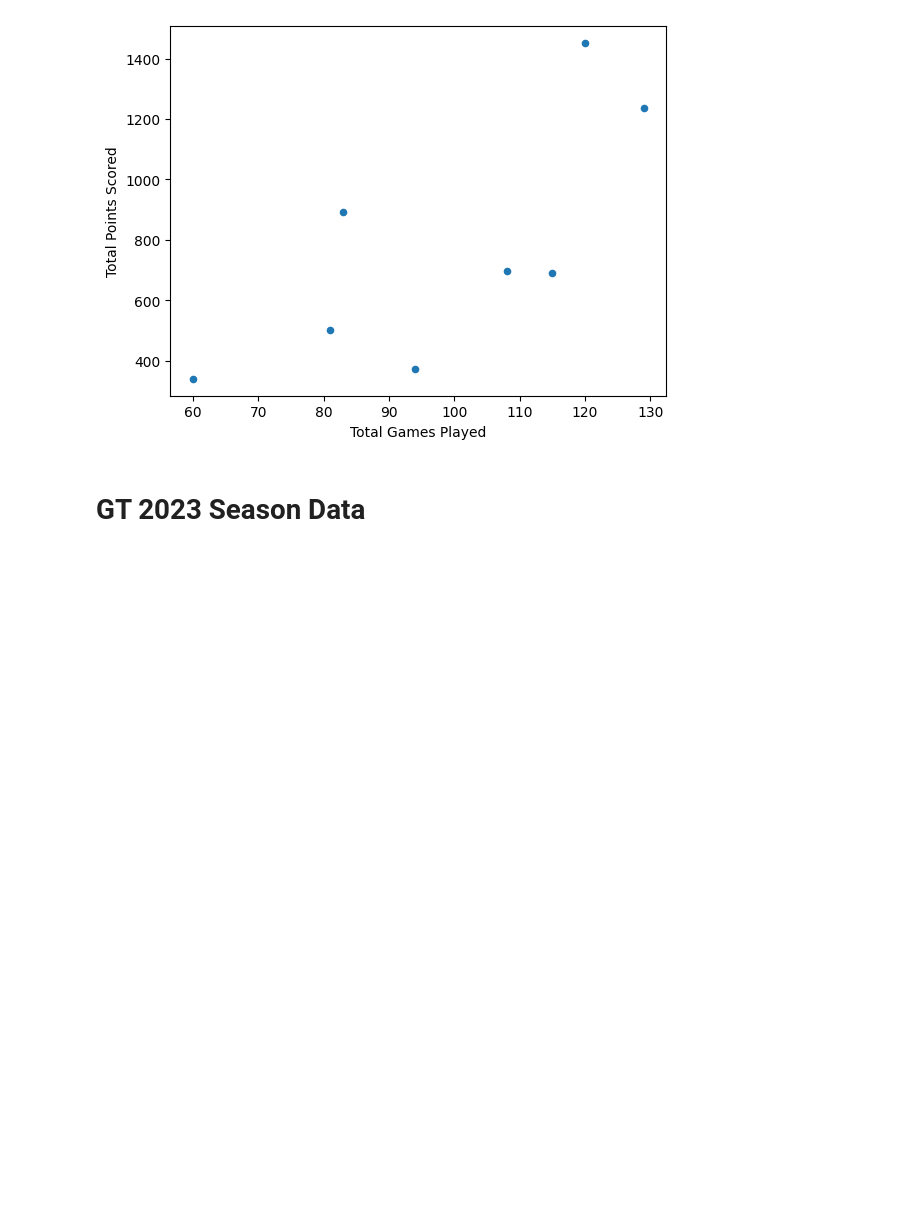
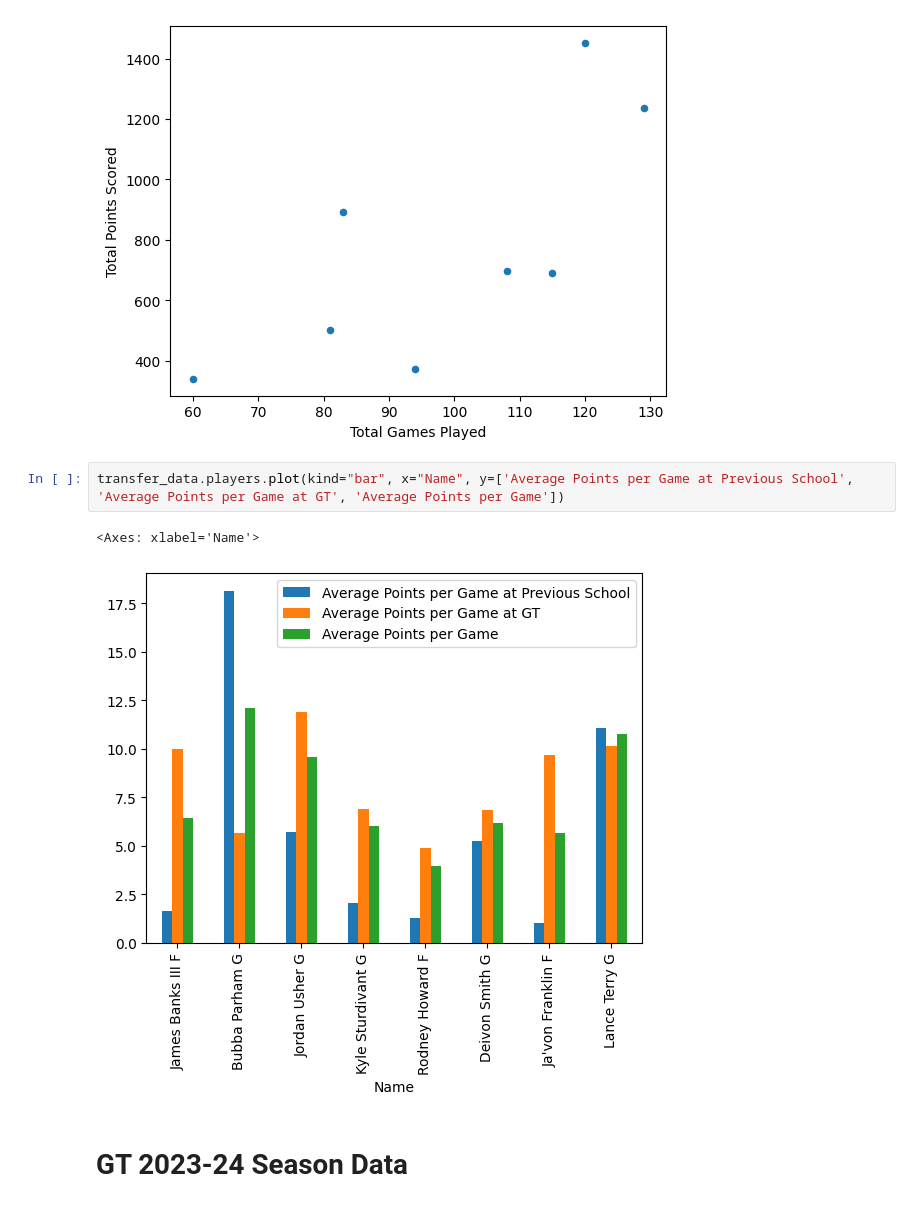
Before and after one commit to dbaglodi/gt-player-development, a Jupyter notebook: player-development.ipynb, the cells around one changed output. Cells and saved outputs as stored; diff of their text form; blank space fills up the shorter version.

```diff
--- a/player-development.ipynb
+++ b/player-development.ipynb
@@ -42,6 +44,11 @@ transfer_data.players.plot(kind='scatter', x='Total Games Played', y='Total Poin
 # %% [output]
 <Axes: xlabel='Total Games Played', ylabel='Total Points Scored'>
 [figure]
+# %%
+transfer_data.players.plot(kind="bar", x="Name", y=['Average Points per Game at Previous School', 'Average Points per Game at GT', 'Average Points per Game'])
+# %% [output]
+<Axes: xlabel='Name'>
+[figure, added]
 # %% [markdown]
-# GT 2023 Season Data
+# GT 2023-24 Season Data
 # %%
```
Also changed, not shown: parts of 31 cells of this notebook, 1 other file.
